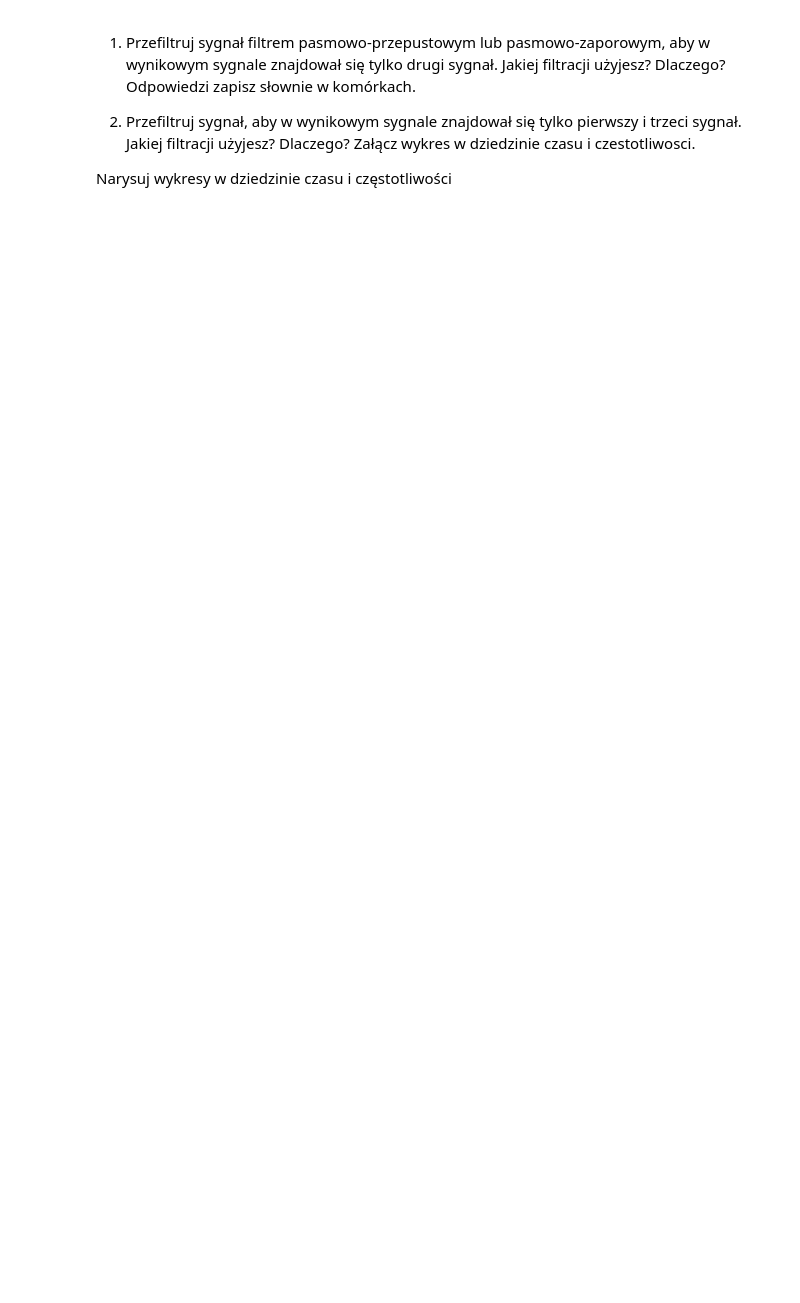
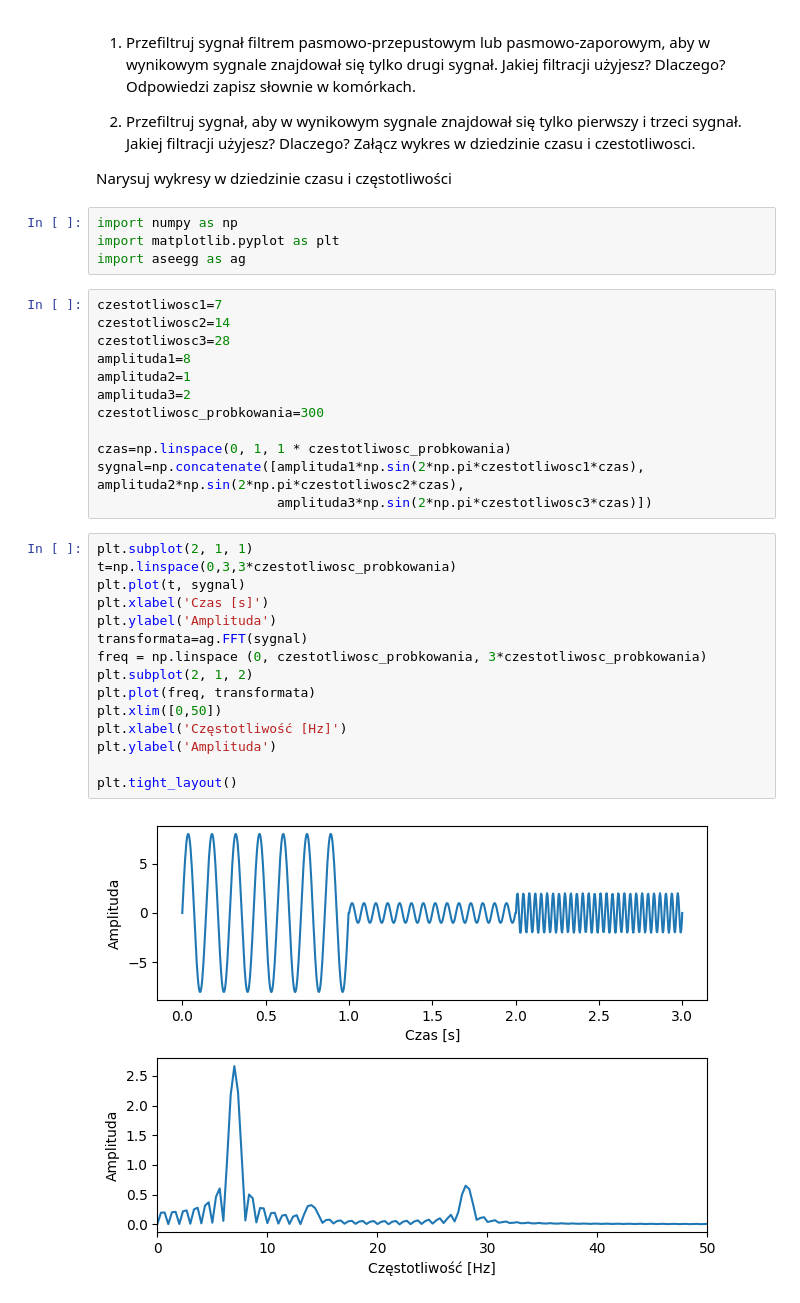
Before and after one commit to jvlkafl/kogni-HCI-sem3, a Jupyter notebook: 03_04_analiza_sygnalow copy/04_zadanie_domowe.ipynb, the cells around one changed output. Drawn from its saved outputs; the diff is of its cells as text; blank space fills up the shorter version.

```diff
--- a/03_04_analiza_sygnalow copy/04_zadanie_domowe.ipynb
+++ b/03_04_analiza_sygnalow copy/04_zadanie_domowe.ipynb
@@ -32,3 +32,36 @@ Innymi słowy, sygnały składowe o różnych częstotliwościach mają być ust
 2. Przefiltruj sygnał, aby w wynikowym sygnale znajdował się tylko pierwszy i trzeci sygnał. Jakiej filtracji użyjesz? Dlaczego? Załącz wykres w dziedzinie czasu i czestotliwosci.
 
 Narysuj wykresy w dziedzinie czasu i częstotliwości
+# %%
+import numpy as np
+import matplotlib.pyplot as plt
+import aseegg as ag
+# %%
+czestotliwosc1=7
+czestotliwosc2=14
+czestotliwosc3=28
+amplituda1=8
+amplituda2=1
+amplituda3=2
+czestotliwosc_probkowania=300
+
+czas=np.linspace(0, 1, 1 * czestotliwosc_probkowania)
+sygnal=np.concatenate([amplituda1*np.sin(2*np.pi*czestotliwosc1*czas), amplituda2*np.sin(2*np.pi*czestotliwosc2*czas),
+                       amplituda3*np.sin(2*np.pi*czestotliwosc3*czas)])
+# %%
+plt.subplot(2, 1, 1)
+t=np.linspace(0,3,3*czestotliwosc_probkowania)
+plt.plot(t, sygnal)
+plt.xlabel('Czas [s]')
+plt.ylabel('Amplituda')
+transformata=ag.FFT(sygnal)
+freq = np.linspace (0, czestotliwosc_probkowania, 3*czestotliwosc_probkowania)
+plt.subplot(2, 1, 2)
+plt.plot(freq, transformata)
+plt.xlim([0,50])
+plt.xlabel('Częstotliwość [Hz]')
+plt.ylabel('Amplituda')
+
+plt.tight_layout()
+# %% [output]
+[figure, added]
```
Also changed, not shown: parts of 3 cells of this notebook.
